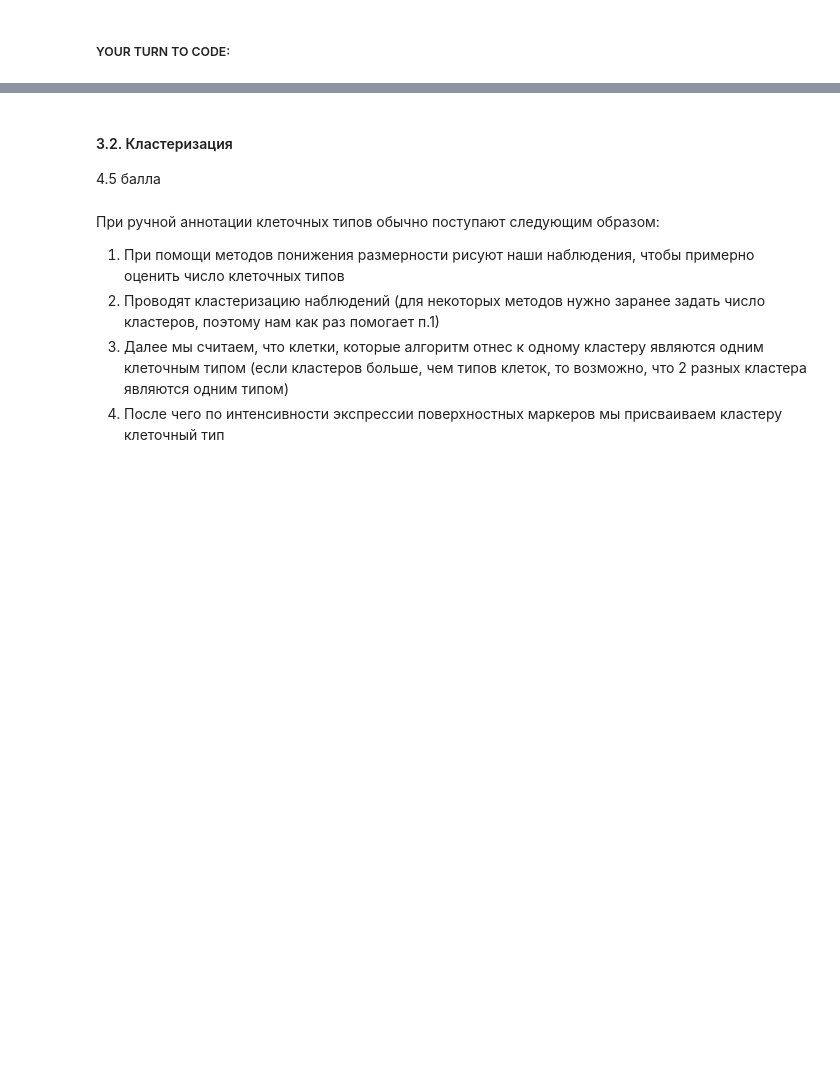
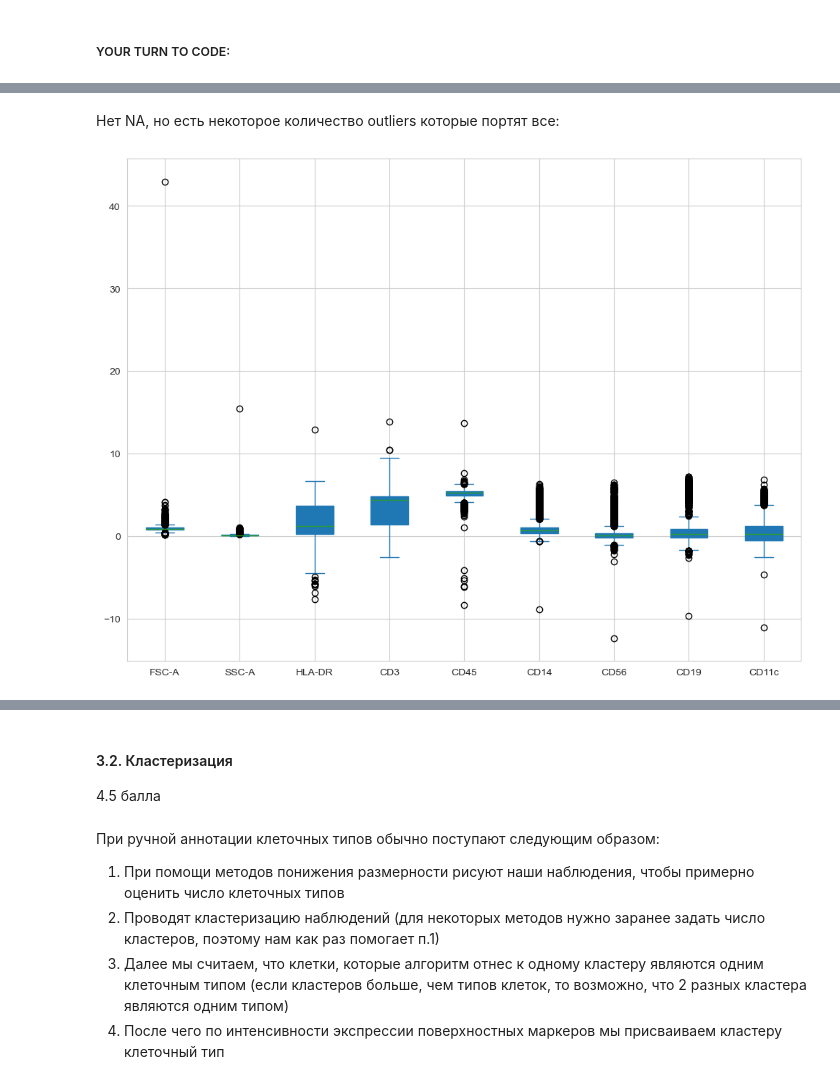
Before and after one commit to Sarsaparella/BI_ML_2023, a Jupyter notebook: code/Cluster_tSNE.ipynb, the cells around one changed output, grey strips where cells are left out. Drawn from its saved outputs; the diff is of its cells as text; code cells hidden in the pictures; blank space fills up the shorter version.

```diff
--- a/code/Cluster_tSNE.ipynb
+++ b/code/Cluster_tSNE.ipynb
@@ -349,4 +349,4 @@ algorithm_selection(X, y, ['euclidean', 'manhattan', 'canberra'], ['complete', '
 2. Сколько у нас клеток / признаков
 3. Постройте распределения каждого признака (есть ли очевинные выбросы?)
 # %%
-fc_data = pd.read_csv(join(DATA_PATH, "flow_c_data.csv"), index_col=0)
+fc_data = pd.read_csv(join('data', "flow_c_data.csv"), index_col=0)
@@ -354,0 +394,6 @@ fc_data = pd.read_csv(join(DATA_PATH, "flow_c_data.csv"), index_col=0)
+# %% [markdown]
+Нет NA, но есть некоторое количество outliers которые портят все:
+# %%
+fc_data.plot(kind='box', patch_artist=True);
+# %% [output]
+[figure, added]
```
Also changed, not shown: parts of 35 cells of this notebook, 1 other file.
